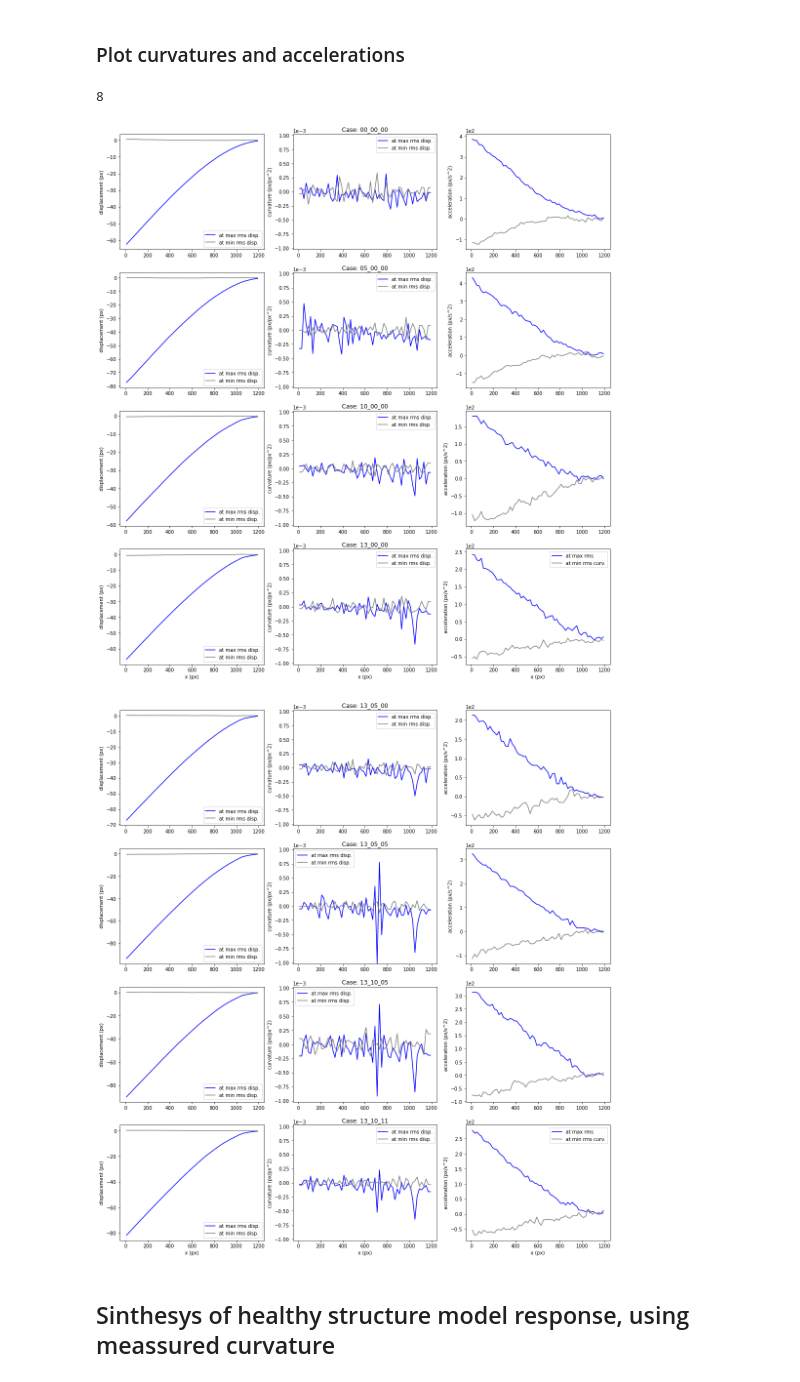
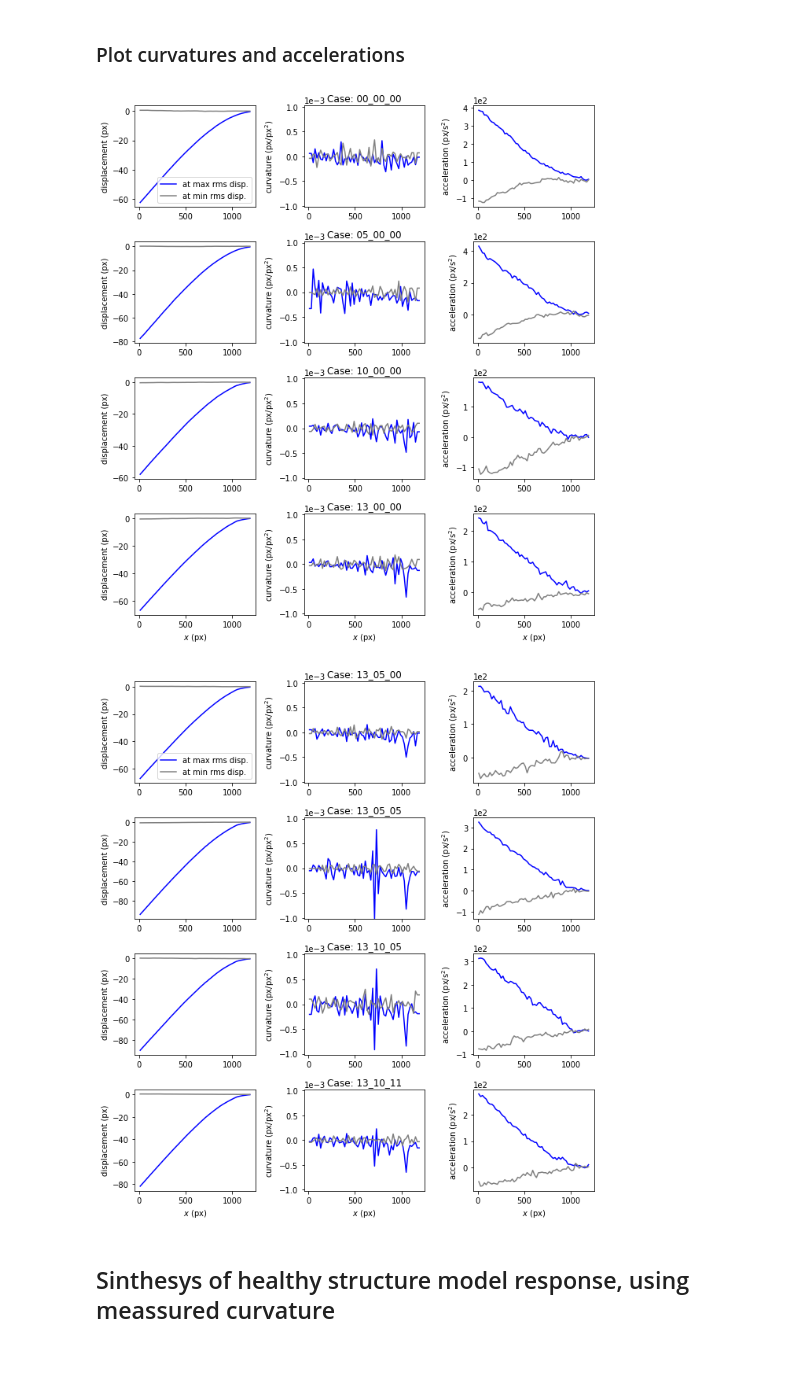
Before and after one commit to carloshernangarrido/structural-health-monitoring, a Jupyter notebook: time_domain_damage_detection_stat.ipynb, the cells around one changed output. Drawn from its saved outputs; the diff is of its cells as text; code cells hidden in the pictures.

```diff
--- a/time_domain_damage_detection_stat.ipynb
+++ b/time_domain_damage_detection_stat.ipynb
@@ -239,11 +232,11 @@ for th in ths:
   ax[0].ticklabel_format(axis='y', scilimits=[-2, 2])
   ax[1].plot(th.t.T, th.C.T)
   ax[1].set_xlabel('t (s)')
-  ax[1].set_ylabel('curvature (px/(px^2))')
+  ax[1].set_ylabel('curvature $(px/(px^2))$')
   ax[1].ticklabel_format(axis='y', scilimits=[-2, 2])
   ax[2].plot(th.t.T, th.A.T)
   ax[2].set_xlabel('t (s)')
-  ax[2].set_ylabel('acceleration (px/s^2)')
+  ax[2].set_ylabel('acceleration $(px/s^2)$')
   ax[2].ticklabel_format(axis='y', scilimits=[-2, 2])
   plt.show
 # %% [output]
@@ -297,49 +290,44 @@ for th in ths:
                                                      mode='mirror')}}
 # %% [markdown]
 ### Plot curvatures and accelerations
-# %%
-len(cases)
-# %% [output]
-8
 # %%
-fig_size = (18, 20)
+fig_size = (9, 10)
 figs = []
 for i_fig in [0, 1]:
-  fig, axs = plt.subplots(len(cases)//2, 3, figsize=fig_size)
+  fig, axs = plt.subplots(len(cases)//2, 3, figsize=fig_size, tight_layout=True)
   figs.append(fig)
   for i, key in enumerate(list(cases.keys())[0+(len(cases)//2)*(i_fig):(len(cases)//2)*(i_fig+1)]):
     axs[i, 1].set_title(f"Case: {key[0:-5]}")
     axs[i, 0].set_ylabel('displacement (px)')
     axs[i, 0].plot(cases[key]['max_curv']['x'], cases[key]['max_curv']['D'],
                 color='blue', label='at max rms disp.')
     axs[i, 0].plot(cases[key]['min_curv']['x'], cases[key]['min_curv']['D'],
                 color='gray', label='at min rms disp.')
     axs[i, 0].ticklabel_format(axis='y', scilimits=[-2, 2])
-    axs[i, 0].legend()
 
-    axs[i, 1].set_ylabel('curvature (px/px^2)')
+    axs[i, 1].set_ylabel('curvature (px/px$^2$)')
     axs[i, 1].set_ylim((-max_curv_lim, max_curv_lim))
     axs[i, 1].plot(cases[key]['max_curv']['x'], cases[key]['max_curv']['C'],
                 color='blue', label='at max rms disp.')
     axs[i, 1].plot(cases[key]['min_curv']['x'], cases[key]['min_curv']['C'],
                 color='gray', label='at min rms disp.')
     axs[i, 1].ticklabel_format(axis='y', scilimits=[-2, 2])
-    axs[i, 1].legend()
 
-    axs[i, 2].set_ylabel('acceleration (px/s^2)')
+    axs[i, 2].set_ylabel('acceleration (px/s$^2$)')
     axs[i, 2].plot(cases[key]['max_curv']['x'], cases[key]['max_curv']['A'],
                 color='blue', label='at max rms')
     axs[i, 2].plot(cases[key]['min_curv']['x'], cases[key]['min_curv']['A'],
                 color='gray', label='at min rms curv.')
     axs[i, 2].ticklabel_format(axis='y', scilimits=[-2, 2])
-  axs[i, 2].legend()
-  axs[i, 0].set_xlabel('x (px)')
-  axs[i, 1].set_xlabel('x (px)')
-  axs[i, 2].set_xlabel('x (px)')
+  axs[0, 0].legend()
+  axs[i, 0].set_xlabel('$x$ (px)')
+  axs[i, 1].set_xlabel('$x$ (px)')
+  axs[i, 2].set_xlabel('$x$ (px)')
+  plt.savefig(os.path.join(path, f'DCA_{i_fig+1}.pdf'), bbox_inches='tight')
   plt.show()
 # %% [output]
-[figure, old version]
+[figure, new version]
-[figure, old version]
+[figure, new version]
 # %% [markdown]
 ## Sinthesys of healthy structure model response, using meassured curvature
 # %%
```
Also changed, not shown: parts of 5 cells of this notebook.
